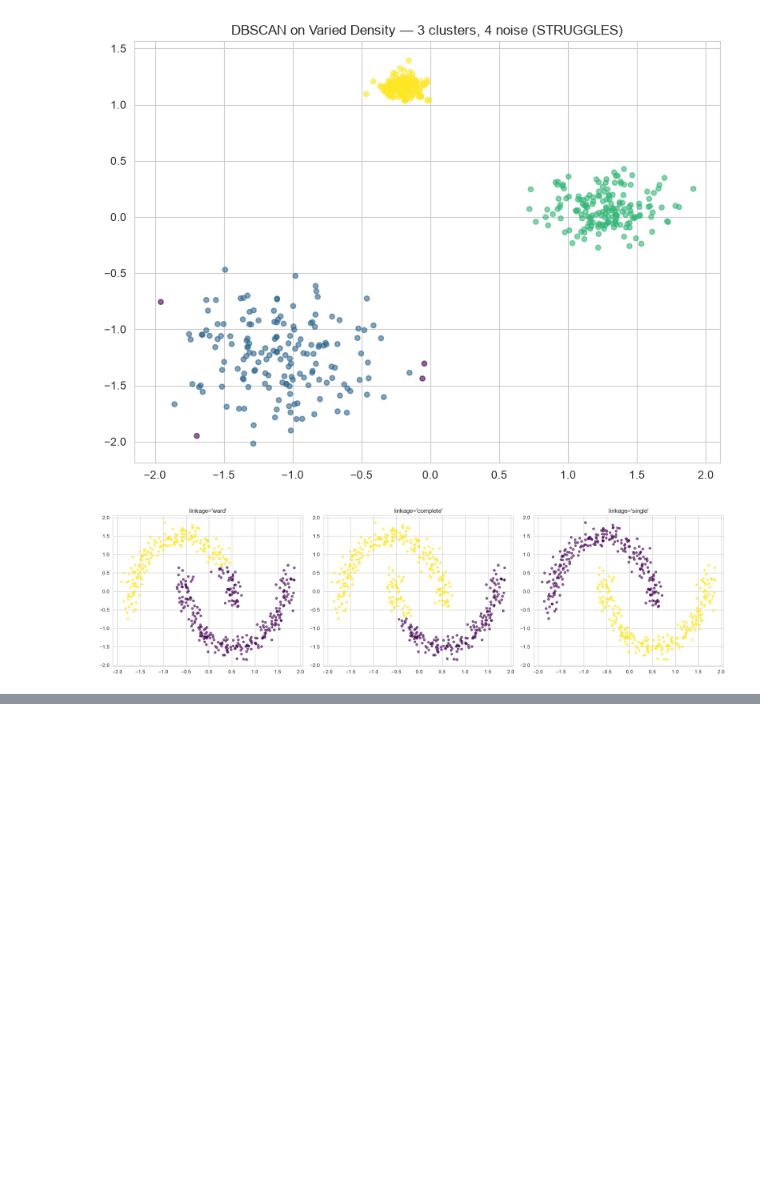
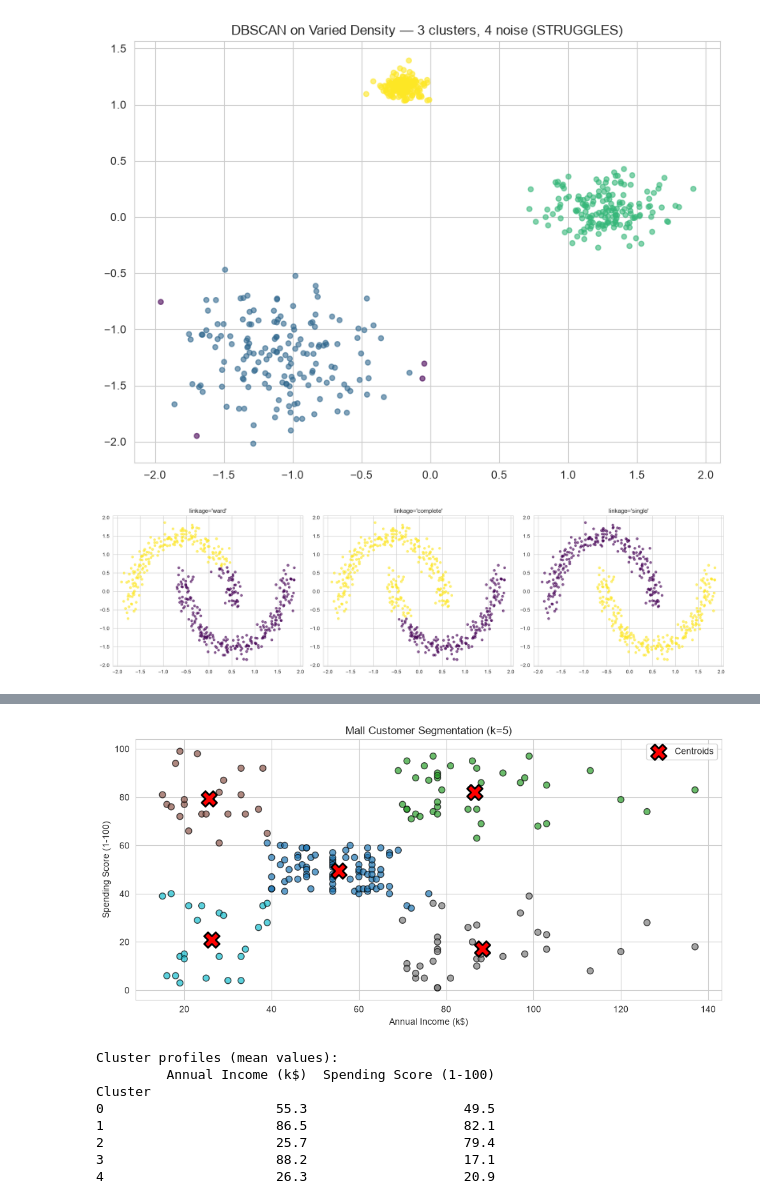
Before and after one commit to elnaz002/ai-learning-journey, a Jupyter notebook: 04-unsupervised-learning/mini-project/01-kmeans-hierarchical-dbscan.ipynb, the cells around one changed output, grey strips where cells are left out. Drawn from its saved outputs; the diff is of its cells as text; code cells hidden in the pictures; blank space fills up the shorter version.

```diff
--- a/04-unsupervised-learning/mini-project/01-kmeans-hierarchical-dbscan.ipynb
+++ b/04-unsupervised-learning/mini-project/01-kmeans-hierarchical-dbscan.ipynb
@@ -263,0 +346,40 @@ plt.show()
+# %%
+final_k = 5
+
+km_mall = KMeans(n_clusters=final_k, n_init=10, random_state=42)
+df["Cluster"] = km_mall.fit_predict(X_mall_scaled)
+
+plt.Figure(figsize=(9, 7))
+scatter = plt.scatter(
+    df["Annual Income (k$)"],
+    df["Spending Score (1-100)"],
+    c=df["Cluster"],
+    cmap="tab10",
+    alpha=0.7, s=50, edgecolor="k",
+)
+plt.scatter(
+  scaler.inverse_transform(km_mall.cluster_centers_)[:, 0],
+  scaler.inverse_transform(km_mall.cluster_centers_)[:, 1],
+  c="red" , marker="X" , s=300 , edgecolors="black" , linewidths=2, label="Centroids"
+)
+
+plt.xlabel("Annual Income (k$)")
+plt.ylabel("Spending Score (1-100)")
+plt.title(f"Mall Customer Segmentation (k={final_k})")
+plt.legend()
+plt.tight_layout()
+plt.show()
+
+
+print("\nCluster profiles (mean values):")
+print(df.groupby("Cluster")[["Annual Income (k$)", "Spending Score (1-100)"]].mean().round(1))
+# %% [output]
+[figure, added]
+Cluster profiles (mean values):
+         Annual Income (k$)  Spending Score (1-100)
+Cluster
+0                      55.3                    49.5
+1                      86.5                    82.1
+2                      25.7                    79.4
+3                      88.2                    17.1
+4                      26.3                    20.9
```
Also changed, not shown: parts of 7 cells of this notebook, 2 other files.
